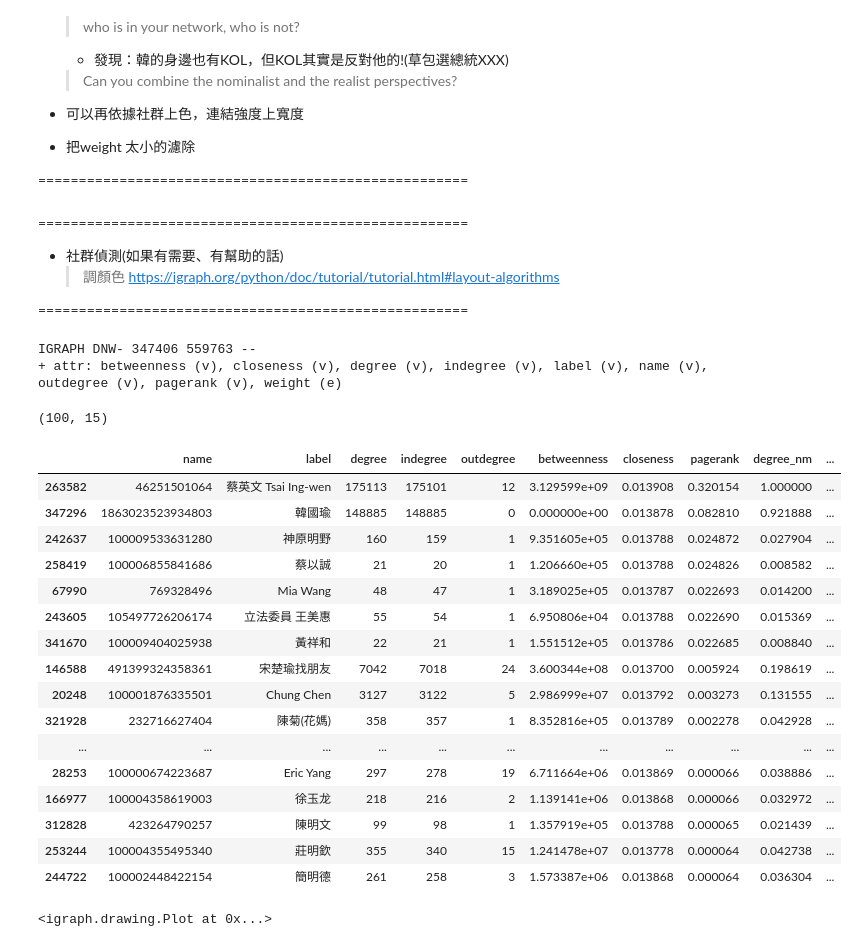
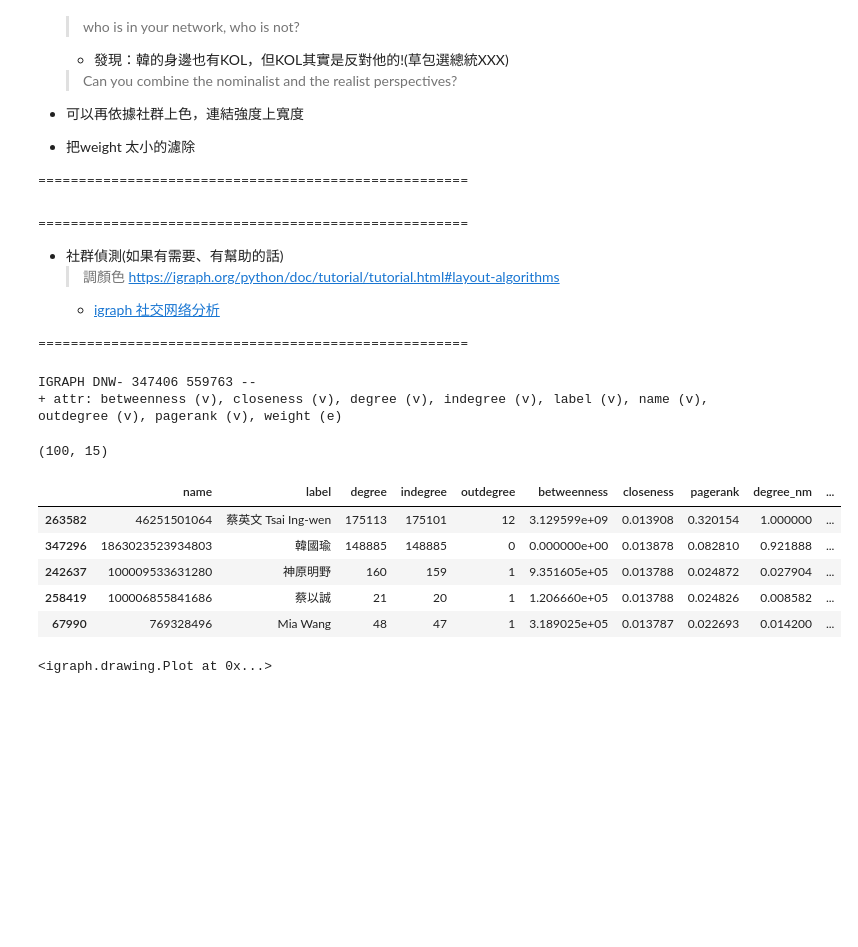
Before and after one commit to tlyu0419/FindAndMeetKOLs, a Jupyter notebook: 總統大選的社群網絡分析.ipynb, the cells around one changed output. Cells and saved outputs as stored; diff of their text form; code cells hidden in the pictures; blank space fills up the shorter version.

```diff
--- a/總統大選的社群網絡分析.ipynb
+++ b/總統大選的社群網絡分析.ipynb
@@ -309,6 +312,7 @@ kols.loc[:,['label', 'indegree_nm', 'outdegree_nm', 'betweenness_nm', 'closeness
 - 社群偵測(如果有需要、有幫助的話)
     > 調顏色
     > https://igraph.org/python/doc/tutorial/tutorial.html#layout-algorithms
+    - [igraph 社交网络分析](http://rstudio-pubs-static.s3.amazonaws.com/484205_48e8ef6ea31b4bb7a11746c988da39de.html)
 
 =====================================================
 # %%
@@ -319,29 +323,18 @@ IGRAPH DNW- 347406 559763 --
 # %%
 kols = vertices_info.sort_values(by='score',ascending=False)
 # 過濾掉 indegree 太少的KOLS
 kols = kols.loc[kols['indegree'].apply(lambda x: x>=20),:]
 kols = kols.sort_values(by='pagerank_nm',ascending=False).head(100)
 print(kols.shape)
-kols
+kols.head()
 # %% [output]
 (100, 15)
 |  | name | label | degree | indegree | outdegree | betweenness | closeness | pagerank | degree_nm | ... |
 | 263582 | 46251501064 | 蔡英文 Tsai Ing-wen | 175113 | 175101 | 12 | 3.129599e+09 | 0.013908 | 0.320154 | 1.000000 | ... |
 | 347296 | 1863023523934803 | 韓國瑜 | 148885 | 148885 | 0 | 0.000000e+00 | 0.013878 | 0.082810 | 0.921888 | ... |
 | 242637 | 100009533631280 | 神原明野 | 160 | 159 | 1 | 9.351605e+05 | 0.013788 | 0.024872 | 0.027904 | ... |
 | 258419 | 100006855841686 | 蔡以誠 | 21 | 20 | 1 | 1.206660e+05 | 0.013788 | 0.024826 | 0.008582 | ... |
 | 67990 | 769328496 | Mia Wang | 48 | 47 | 1 | 3.189025e+05 | 0.013787 | 0.022693 | 0.014200 | ... |
-| 243605 | 105497726206174 | 立法委員 王美惠 | 55 | 54 | 1 | 6.950806e+04 | 0.013788 | 0.022690 | 0.015369 | ... |
-| 341670 | 100009404025938 | 黃祥和 | 22 | 21 | 1 | 1.551512e+05 | 0.013786 | 0.022685 | 0.008840 | ... |
-| 146588 | 491399324358361 | 宋楚瑜找朋友 | 7042 | 7018 | 24 | 3.600344e+08 | 0.013700 | 0.005924 | 0.198619 | ... |
-| 20248 | 100001876335501 | Chung Chen | 3127 | 3122 | 5 | 2.986999e+07 | 0.013792 | 0.003273 | 0.131555 | ... |
-| 321928 | 232716627404 | 陳菊(花媽) | 358 | 357 | 1 | 8.352816e+05 | 0.013789 | 0.002278 | 0.042928 | ... |
-| ... | ... | ... | ... | ... | ... | ... | ... | ... | ... | ... |
-| 28253 | 100000674223687 | Eric Yang | 297 | 278 | 19 | 6.711664e+06 | 0.013869 | 0.000066 | 0.038886 | ... |
-| 166977 | 100004358619003 | 徐玉龙 | 218 | 216 | 2 | 1.139141e+06 | 0.013868 | 0.000066 | 0.032972 | ... |
-| 312828 | 423264790257 | 陳明文 | 99 | 98 | 1 | 1.357919e+05 | 0.013788 | 0.000065 | 0.021439 | ... |
-| 253244 | 100004355495340 | 莊明欽 | 355 | 340 | 15 | 1.241478e+07 | 0.013778 | 0.000064 | 0.042738 | ... |
-| 244722 | 100002448422154 | 簡明德 | 261 | 258 | 3 | 1.573387e+06 | 0.013868 | 0.000064 | 0.036304 | ... |
 # %%
 # kols = g.vs.select(pagerank_ge=0.000040)['name']
 sg = g.subgraph(kols['name'])
```
Also changed, not shown: parts of 18 cells of this notebook.
